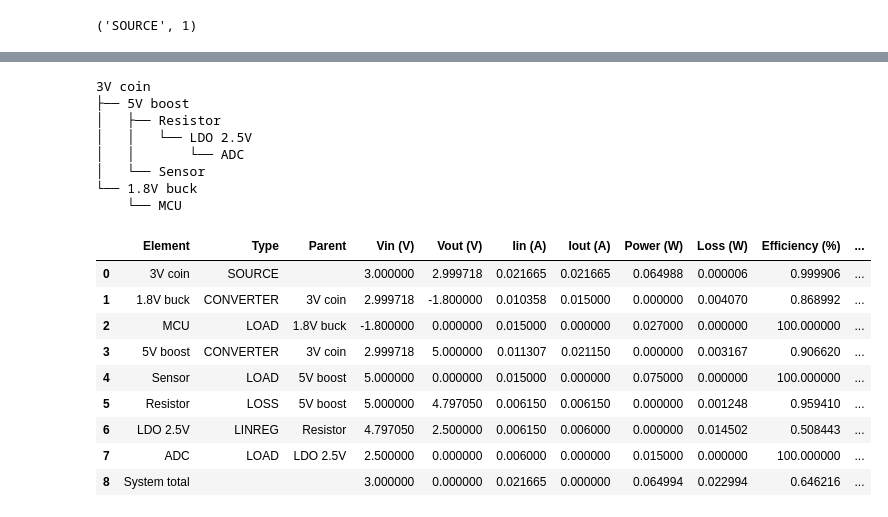
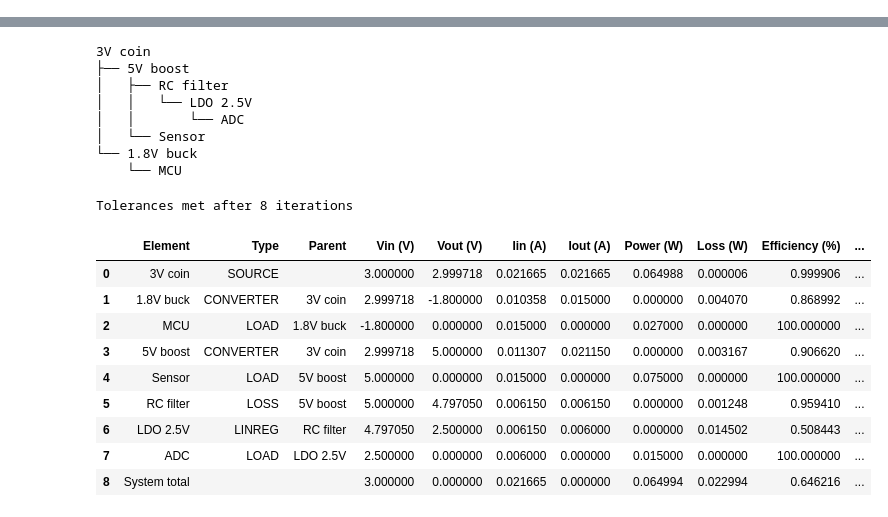
Before and after one commit to geddy11/tmp_sl, a Jupyter notebook: work/sysLoss.ipynb, the cells around one changed output, grey strips where cells are left out. Saved outputs shown, nothing was run; the diff lists cells and outputs as text; code cells hidden in the pictures.

```diff
--- a/work/sysLoss.ipynb
+++ b/work/sysLoss.ipynb
@@ -8,13 +10,0 @@ import pandas as pd
-# %%
-@unique
-class ElementTypes(Enum):
-    """Element types"""
-    SOURCE = 1
-    LOAD = 2
-    LOSS = 3
-    CONVERTER = 4
-    LINREG = 5
-# %%
-ElementTypes.SOURCE.name, ElementTypes.SOURCE.value
-# %% [output]
-('SOURCE', 1)
@@ -842,31 +448,32 @@ case1.add_element('3V coin', element=Converter('1.8V buck', vo=-1.8, eff=0.87, i
 case1.add_element('1.8V buck', element=PLoad('MCU', pwr=27e-3))
 case1.add_element('3V coin', element=Converter('5V boost', vo=5, eff=0.91, iq=42e-6))
 case1.add_element('5V boost', element=ILoad('Sensor', ii=15e-3))
-case1.add_element(parent='5V boost', element=Loss('Resistor', rs=33.0))
-case1.add_element('Resistor', element=LinReg('LDO 2.5V', vo=2.5, vdrop=0.27, iq=150e-6))
+case1.add_element(parent='5V boost', element=Loss('RC filter', rs=33.0))
+case1.add_element('RC filter', element=LinReg('LDO 2.5V', vo=2.5, vdrop=0.27, iq=150e-6))
 case1.add_element('LDO 2.5V', element=PLoad('ADC', pwr=15e-3))
 #case1.g.attrs
 case1.tree()
 # %% [output]
 3V coin
 ├── 5V boost
-│   ├── Resistor
+│   ├── RC filter
 │   │   └── LDO 2.5V
 │   │       └── ADC
 │   └── Sensor
 └── 1.8V buck
     └── MCU
 # %%
-df = case1.solve()
+df = case1.solve(quiet=False)
 df
 # %% [output]
+Tolerances met after 8 iterations
 |  | Element | Type | Parent | Vin (V) | Vout (V) | Iin (A) | Iout (A) | Power (W) | Loss (W) | Efficiency (%) | ... |
 | 0 | 3V coin | SOURCE |  | 3.000000 | 2.999718 | 0.021665 | 0.021665 | 0.064988 | 0.000006 | 0.999906 | ... |
 | 1 | 1.8V buck | CONVERTER | 3V coin | 2.999718 | -1.800000 | 0.010358 | 0.015000 | 0.000000 | 0.004070 | 0.868992 | ... |
 | 2 | MCU | LOAD | 1.8V buck | -1.800000 | 0.000000 | 0.015000 | 0.000000 | 0.027000 | 0.000000 | 100.000000 | ... |
 | 3 | 5V boost | CONVERTER | 3V coin | 2.999718 | 5.000000 | 0.011307 | 0.021150 | 0.000000 | 0.003167 | 0.906620 | ... |
 | 4 | Sensor | LOAD | 5V boost | 5.000000 | 0.000000 | 0.015000 | 0.000000 | 0.075000 | 0.000000 | 100.000000 | ... |
-| 5 | Resistor | LOSS | 5V boost | 5.000000 | 4.797050 | 0.006150 | 0.006150 | 0.000000 | 0.001248 | 0.959410 | ... |
-| 6 | LDO 2.5V | LINREG | Resistor | 4.797050 | 2.500000 | 0.006150 | 0.006000 | 0.000000 | 0.014502 | 0.508443 | ... |
+| 5 | RC filter | LOSS | 5V boost | 5.000000 | 4.797050 | 0.006150 | 0.006150 | 0.000000 | 0.001248 | 0.959410 | ... |
+| 6 | LDO 2.5V | LINREG | RC filter | 4.797050 | 2.500000 | 0.006150 | 0.006000 | 0.000000 | 0.014502 | 0.508443 | ... |
 | 7 | ADC | LOAD | LDO 2.5V | 2.500000 | 0.000000 | 0.006000 | 0.000000 | 0.015000 | 0.000000 | 100.000000 | ... |
 | 8 | System total |  |  | 3.000000 | 0.000000 | 0.021665 | 0.000000 | 0.064994 | 0.022994 | 0.646216 | ... |
```
Also changed, not shown: parts of 9 cells of this notebook, 5 other files.
